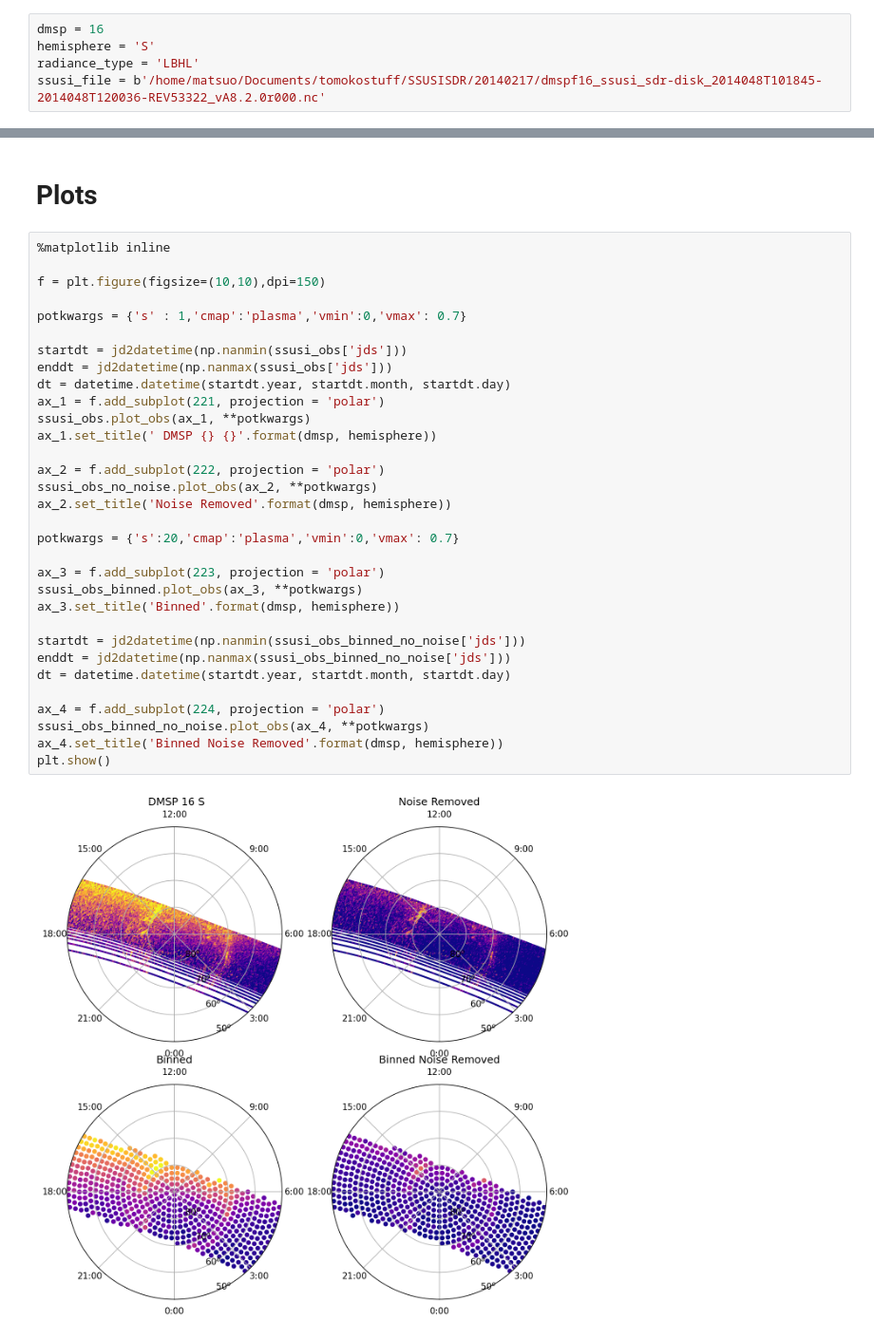
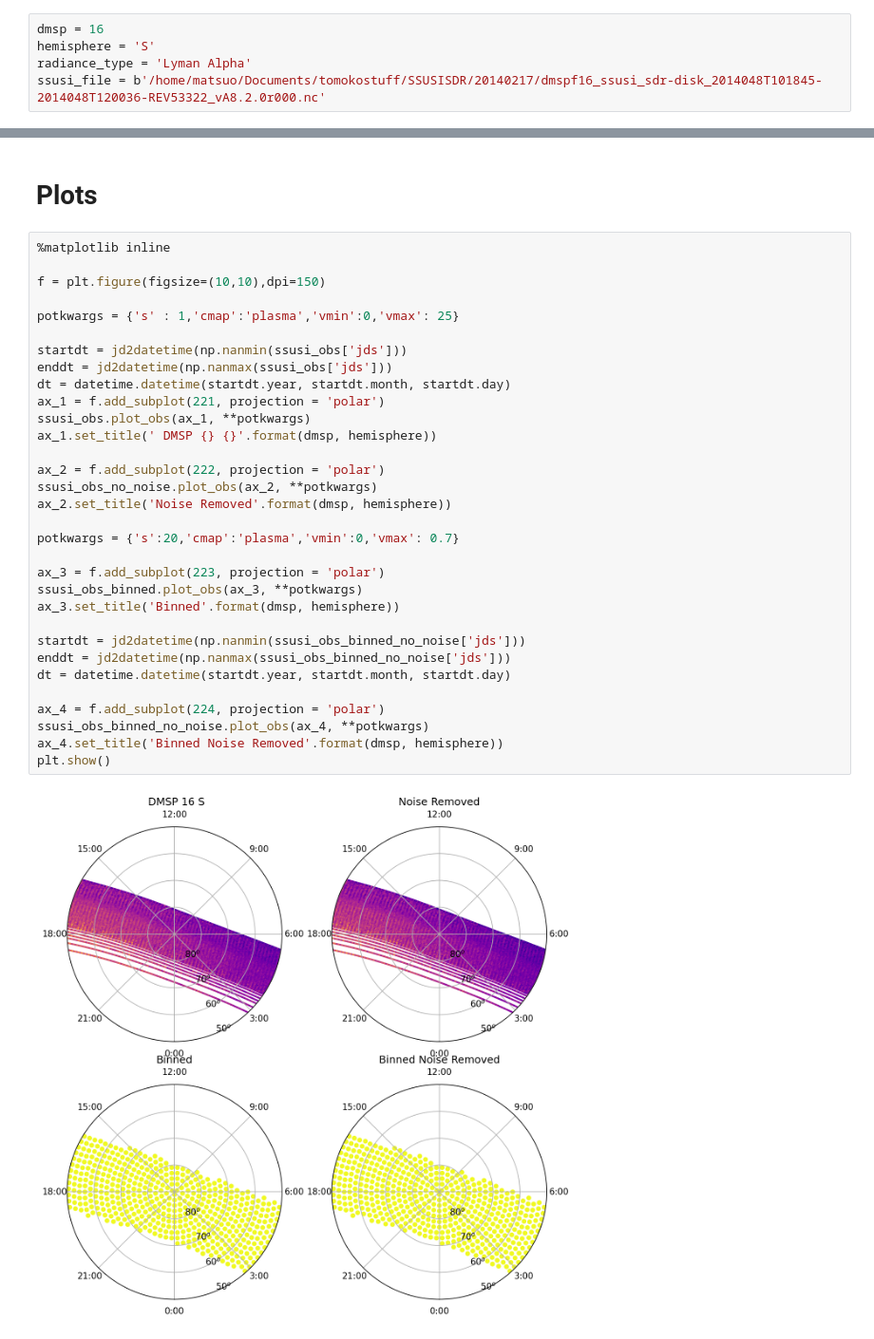
Before and after one commit to jali7001/LBH_to_eflux, a Jupyter notebook: notebooks/observation_tests/plot_ssusi_file.ipynb, the cells around one changed output, grey strips where cells are left out. Shown at 95% size. Saved outputs shown, nothing was run; the diff lists cells and outputs as text.

```diff
--- a/notebooks/observation_tests/plot_ssusi_file.ipynb
+++ b/notebooks/observation_tests/plot_ssusi_file.ipynb
@@ -5,7 +5,7 @@ This notebook gives an example of how to use the ssusi file to get FUV observati
 # %%
 dmsp = 16
 hemisphere = 'S'
-radiance_type = 'LBHL'
+radiance_type = 'Lyman Alpha'
 ssusi_file = b'/home/matsuo/Documents/tomokostuff/SSUSISDR/20140217/dmspf16_ssusi_sdr-disk_2014048T101845-2014048T120036-REV53322_vA8.2.0r000.nc'
 # %%
 from LBH_to_eflux.observations.ssusi import SDRPass
@@ -52,32 +52,32 @@ median_time_for_hemi_pass = np.nanmedian(jds)
 
 f = plt.figure(figsize=(10,10),dpi=150)
 
-potkwargs = {'s' : 1,'cmap':'plasma','vmin':0,'vmax': 0.7}
+potkwargs = {'s' : 1,'cmap':'plasma','vmin':0,'vmax': 25}
 
 startdt = jd2datetime(np.nanmin(ssusi_obs['jds']))
 enddt = jd2datetime(np.nanmax(ssusi_obs['jds']))
 dt = datetime.datetime(startdt.year, startdt.month, startdt.day)
 ax_1 = f.add_subplot(221, projection = 'polar')
 ssusi_obs.plot_obs(ax_1, **potkwargs)
 ax_1.set_title(' DMSP {} {}'.format(dmsp, hemisphere))
 
 ax_2 = f.add_subplot(222, projection = 'polar')
 ssusi_obs_no_noise.plot_obs(ax_2, **potkwargs)
 ax_2.set_title('Noise Removed'.format(dmsp, hemisphere))
 
 potkwargs = {'s':20,'cmap':'plasma','vmin':0,'vmax': 0.7}
 
 ax_3 = f.add_subplot(223, projection = 'polar')
 ssusi_obs_binned.plot_obs(ax_3, **potkwargs)
 ax_3.set_title('Binned'.format(dmsp, hemisphere))
 
 startdt = jd2datetime(np.nanmin(ssusi_obs_binned_no_noise['jds']))
 enddt = jd2datetime(np.nanmax(ssusi_obs_binned_no_noise['jds']))
 dt = datetime.datetime(startdt.year, startdt.month, startdt.day)
 
 ax_4 = f.add_subplot(224, projection = 'polar')
 ssusi_obs_binned_no_noise.plot_obs(ax_4, **potkwargs)
 ax_4.set_title('Binned Noise Removed'.format(dmsp, hemisphere))
 plt.show()
 # %% [output]
-[figure, old version]
+[figure, new version]
```
Also changed, not shown: 2 other files.
